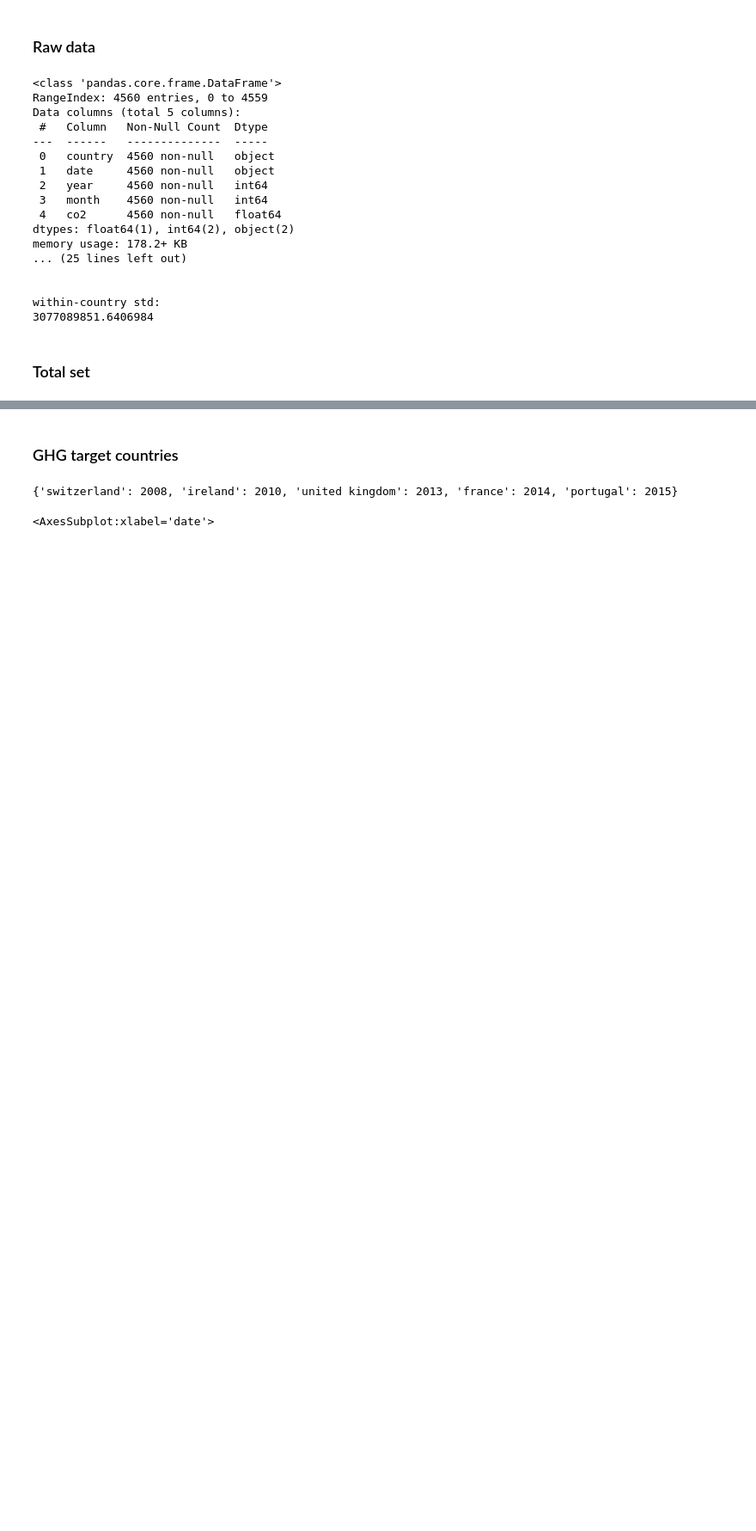
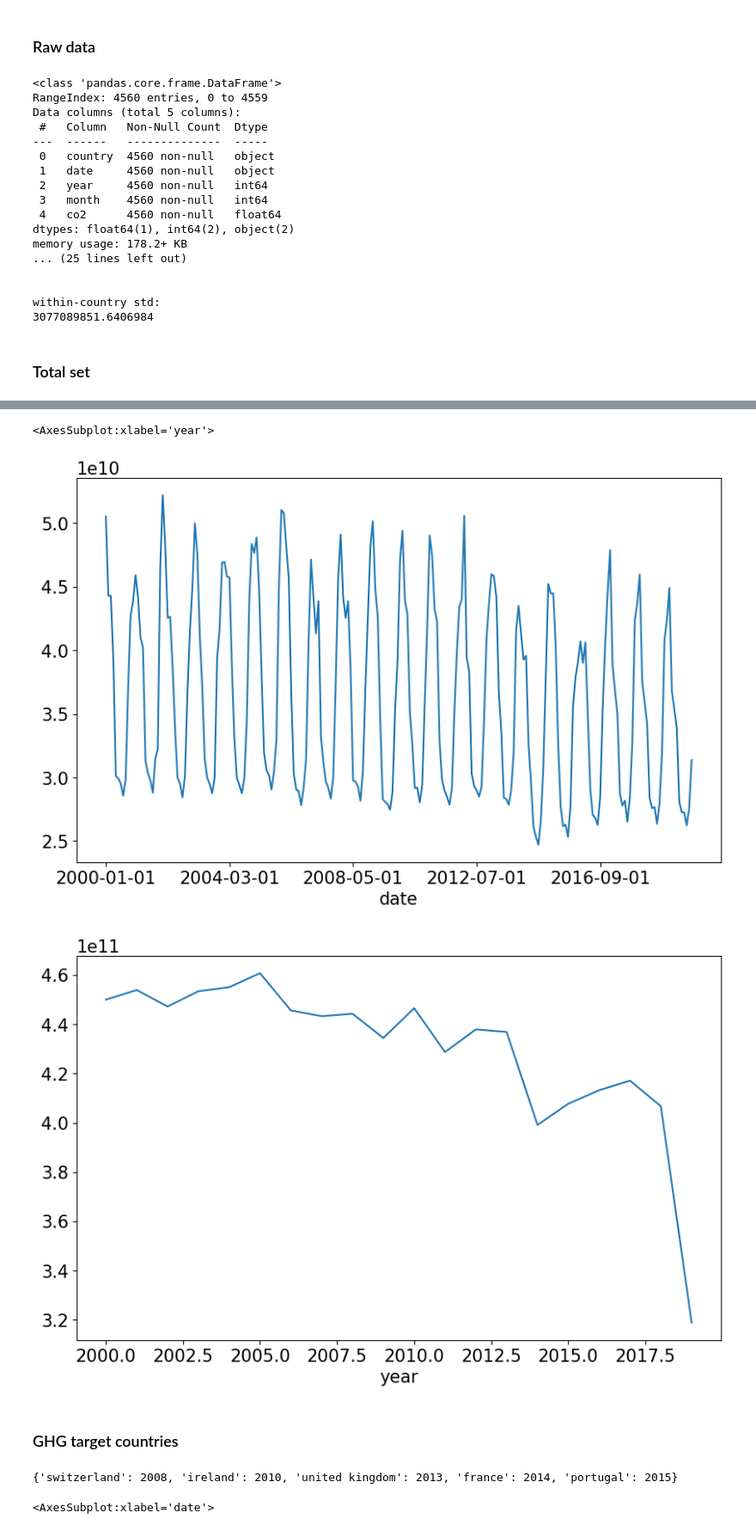
Before and after one commit to baswillemsen/msc_thesis_v3, a Jupyter notebook: EDA.ipynb, the cells around one changed output, grey strips where cells are left out. Shown at 86% size. Saved outputs shown, nothing was run; the diff lists cells and outputs as text; code cells hidden in the pictures; blank space fills up the shorter version.

```diff
--- a/EDA.ipynb
+++ b/EDA.ipynb
@@ -83,3 +90,19 @@ df
+# %%
+country = 'france'
+
+df_country_month = df[df['country']==country].set_index('date')['co2']
+# print(df_country_month)
+plt.figure(0, figsize=fig_size)
+df_country_month.plot()
+
+df_country_year = df[df['country']==country].groupby(['year']).sum()['co2']
+# print(df_country_year)
+plt.figure(1, figsize=fig_size)
+df_country_year.plot()
+# %% [output]
+<AxesSubplot:xlabel='year'>
+[figure, added]
+[figure, added]
 # %% [markdown]
 ### GHG target countries
 # %%
```
Also changed, not shown: parts of 5 cells of this notebook, 48 other files.
